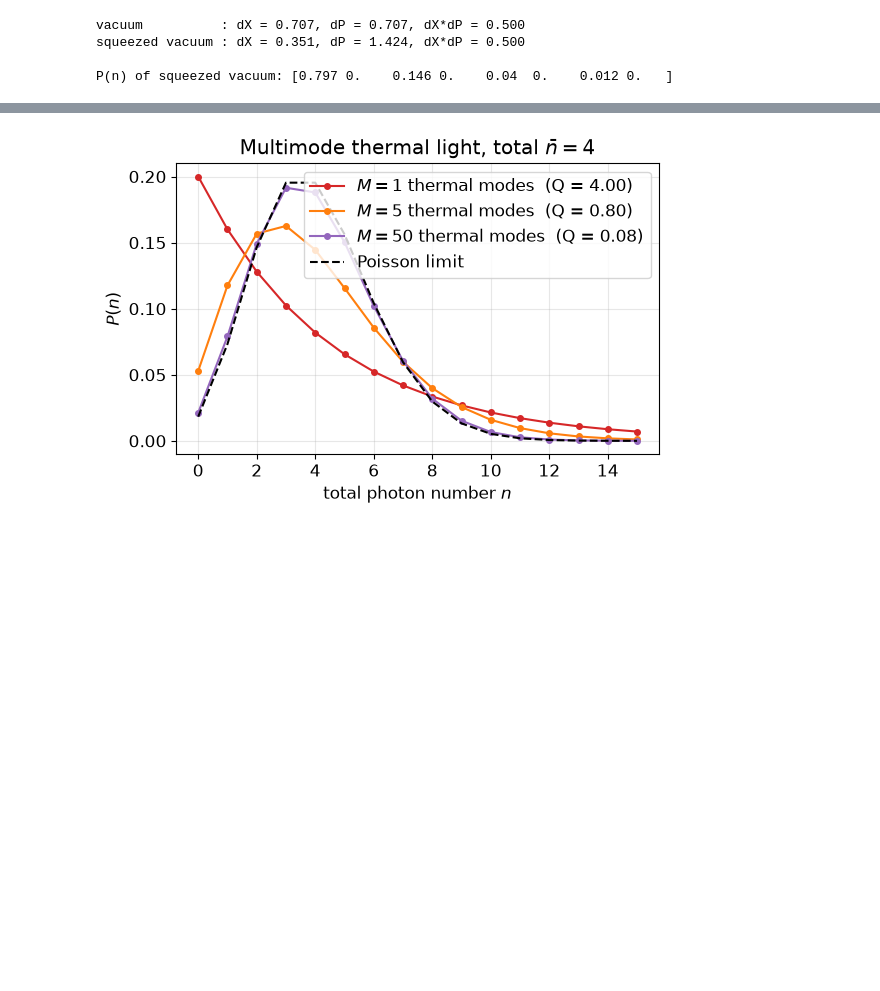
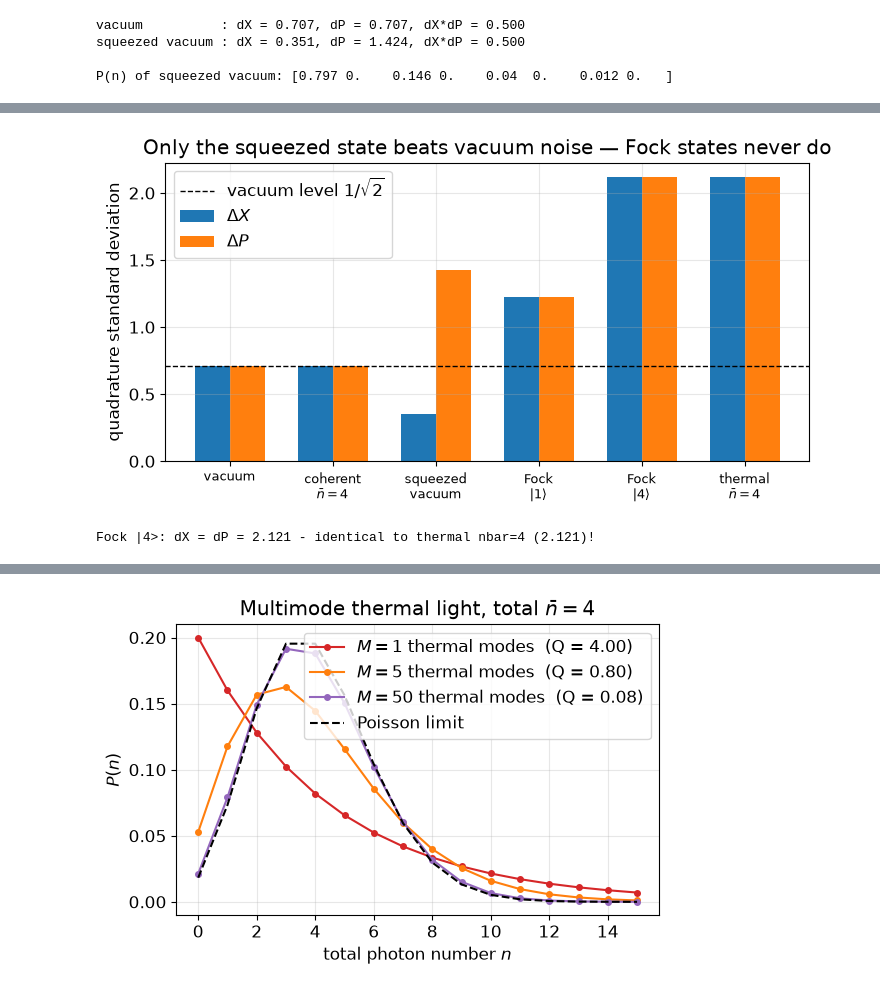
Before and after one commit to laserlab/CountingPhotons, a Jupyter notebook: lectures/01_QuantumLight_PhotonStatistics.ipynb, the cells around one changed output, grey strips where cells are left out. Cells and saved outputs as stored; diff of their text form; code cells hidden in the pictures; blank space fills up the shorter version.

```diff
--- a/lectures/01_QuantumLight_PhotonStatistics.ipynb
+++ b/lectures/01_QuantumLight_PhotonStatistics.ipynb
@@ -356,0 +349,31 @@ The bunching washes out as $1/M$: thermal light *hides* its statistics from slow
+# %%
+# Is anything here actually squeezed? Quadrature noise vs the vacuum level.
+states_q = [("vacuum", qutip.fock(N, 0)),
+            ("coherent\n" + r"$\bar{n}=4$", qutip.coherent(N, 2.0)),
+            ("squeezed\nvacuum", qutip.squeeze(N, 0.7) * qutip.fock(N, 0)),
+            ("Fock\n" + r"$|1\rangle$", qutip.fock(N, 1)),
+            ("Fock\n" + r"$|4\rangle$", qutip.fock(N, 4)),
+            ("thermal\n" + r"$\bar{n}=4$", qutip.thermal_dm(N, 4.0))]
+
+x_op, p_op = qutip.position(N), qutip.momentum(N)
+dX = [np.sqrt(qutip.variance(x_op, st)) for _, st in states_q]
+dP = [np.sqrt(qutip.variance(p_op, st)) for _, st in states_q]
+
+xpos = np.arange(len(states_q))
+fig, ax = plt.subplots(figsize=(7.5, 4))
+ax.bar(xpos - 0.17, dX, 0.34, label=r"$\Delta X$", color="tab:blue")
+ax.bar(xpos + 0.17, dP, 0.34, label=r"$\Delta P$", color="tab:orange")
+ax.axhline(1 / np.sqrt(2), color="k", ls="--", lw=1,
+           label=r"vacuum level $1/\sqrt{2}$")
+ax.set_xticks(xpos, [n for n, _ in states_q], fontsize=9)
+ax.set_ylabel("quadrature standard deviation")
+ax.set_title("Only the squeezed state beats vacuum noise — Fock states never do")
+ax.legend()
+plt.tight_layout()
+plt.show()
+
+print(f"Fock |4>: dX = dP = {dX[4]:.3f} - identical to thermal nbar=4"
+      f" ({dX[5]:.3f})!")
+# %% [output]
+[figure, added]
+Fock |4>: dX = dP = 2.121 - identical to thermal nbar=4 (2.121)!
```
Also changed, not shown: parts of 4 cells of this notebook, 8 other files.
